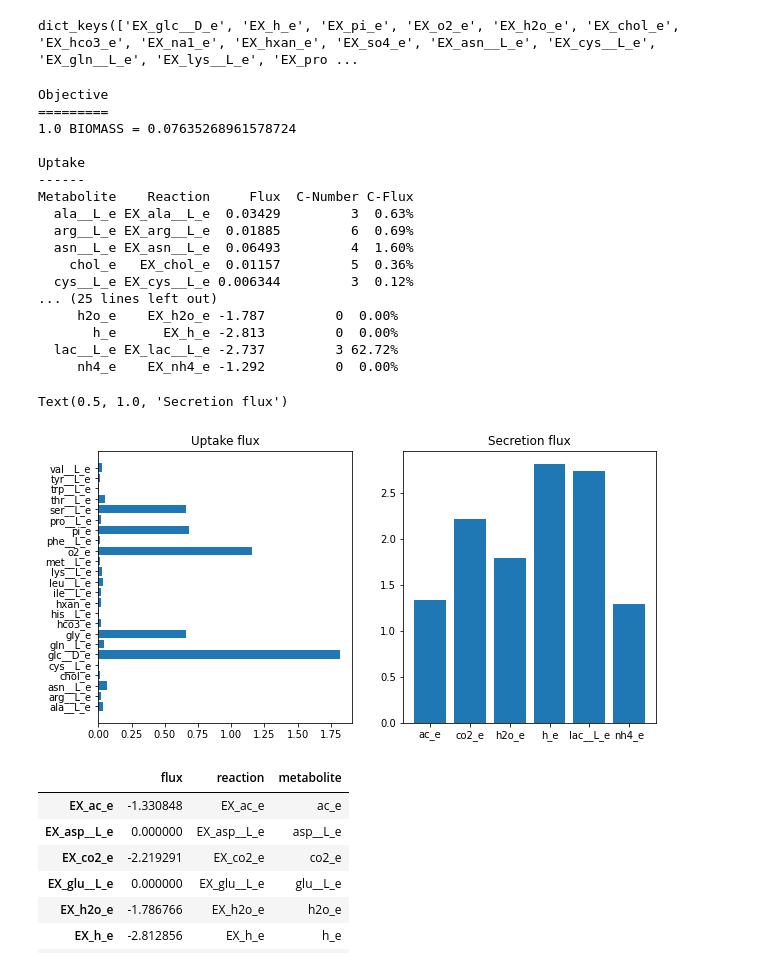
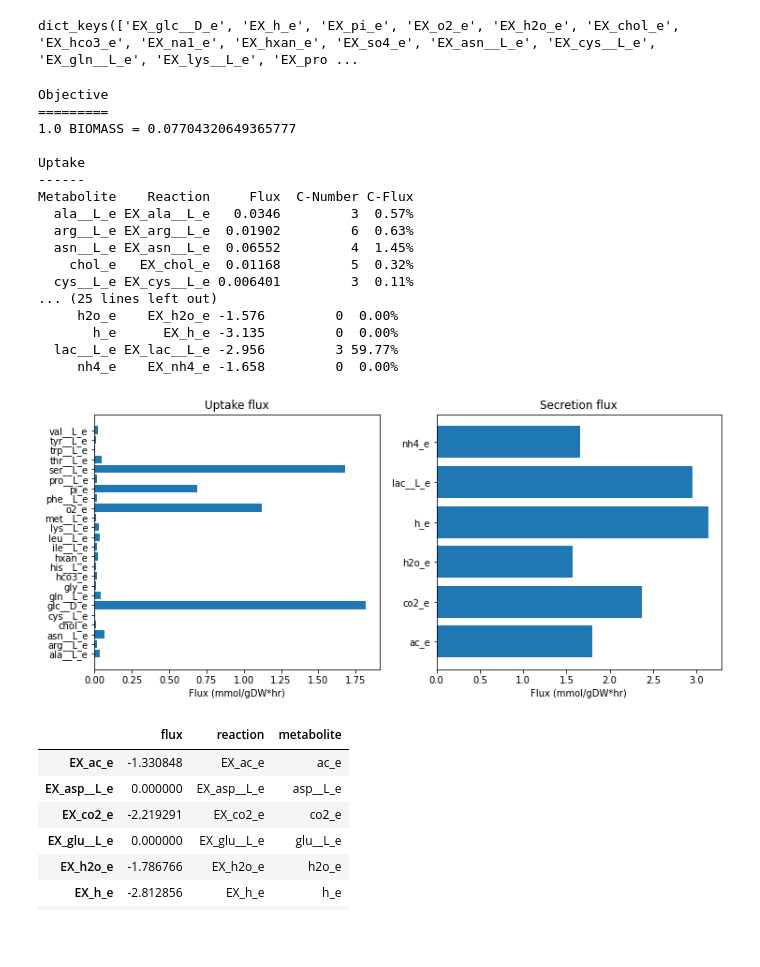
Before and after one commit to SizheQiu/PigGEM2025, a Jupyter notebook: code/CAFBA.ipynb, the cells around one changed output. Drawn from its saved outputs; the diff is of its cells as text; code cells hidden in the pictures; blank space fills up the shorter version.

```diff
--- a/code/CAFBA.ipynb
+++ b/code/CAFBA.ipynb
@@ -29,13 +25,17 @@ ex_aa_list = ['EX_asn__L_e', 'EX_cys__L_e', 'EX_gln__L_e', 'EX_lys__L_e', 'EX_pr
 # for rxn_id in ex_aa_list:
 #     ipsc_core.reactions.get_by_id(rxn_id).upper_bound=0.0
 # %%
+ex_aa_list = ['EX_asn__L_e', 'EX_cys__L_e', 'EX_gln__L_e', 'EX_lys__L_e', 'EX_pro__L_e',
+              'EX_tyr__L_e', 'EX_met__L_e', 'EX_leu__L_e', 'EX_ser__L_e', 'EX_his__L_e',
+              'EX_thr__L_e', 'EX_phe__L_e', 'EX_arg__L_e', 'EX_ile__L_e', 'EX_val__L_e',
+              'EX_trp__L_e', 'EX_asp__L_e', 'EX_ala__L_e', 'EX_glu__L_e', 'EX_gly_e']
 def set_PA(model, ptot, A_dict):
     sigma=0.5
-#     t_sector = model.reactions.EX_lac__L_e.flux_expression/(sigma*A_dict['EX_lac__L_e']) +\
-#            (-1)*model.reactions.EX_glc__D_e.flux_expression/A_dict['EX_glc__D_e'] +\
-#              model.reactions.EX_ac_e.flux_expression/(sigma*A_dict['EX_ac_e'])
-#     for ex_aa in ex_aa_list:
-#         t_sector = t_sector + (-1)*model.reactions.get_by_id(ex_aa).flux_expression/A_dict['EX_aa_e']
+    t_sector = model.reactions.EX_lac__L_e.flux_expression/(sigma*A_dict['EX_lac__L_e']) +\
+           (-1)*model.reactions.EX_glc__D_e.flux_expression/A_dict['EX_glc__D_e'] +\
+             model.reactions.EX_ac_e.flux_expression/(sigma*A_dict['EX_ac_e'])
+    for ex_aa in ex_aa_list:
+        t_sector = t_sector + (-1)*model.reactions.get_by_id(ex_aa).flux_expression/A_dict['EX_aa_e']
     a_sector = model.reactions.BIOMASS.flux_expression/A_dict['BIOMASS']
     ngam_sector = model.reactions.ATPM.flux_expression/A_dict['ATPM']
     c_sector = model.reactions.ENO.flux_expression/(sigma*A_dict['ENO'])
@@ -67,10 +67,10 @@ with ipsc_core:
               'EX_tyr__L_e', 'EX_met__L_e', 'EX_leu__L_e', 'EX_ser__L_e', 'EX_his__L_e',
               'EX_thr__L_e', 'EX_phe__L_e', 'EX_arg__L_e', 'EX_ile__L_e', 'EX_val__L_e',
               'EX_trp__L_e', 'EX_asp__L_e', 'EX_ala__L_e', 'EX_glu__L_e', 'EX_gly_e']
-    for rxn_id in ex_aa_list:
-        ipsc_core.reactions.get_by_id(rxn_id).lower_bound=-0.66
+    ipsc_core.reactions.EX_glc__D_e.lower_bound=-1.82
+#     for rxn_id in ex_aa_list:
+#         ipsc_core.reactions.get_by_id(rxn_id).lower_bound=-0.66
     ipsc_core.reactions.ATPM.lower_bound = NGAM_0
-    ipsc_core.reactions.EX_glc__D_e.lower_bound=-1.82
     # Proteome constraints
     set_PA(ipsc_core, ptot, A_dict)
     fluxes = cobra.flux_analysis.pfba(ipsc_core).fluxes
@@ -80,34 +80,35 @@ with ipsc_core:
 # %% [output]
 Objective
 =========
-1.0 BIOMASS = 0.07635268961578724
+1.0 BIOMASS = 0.07704320649365777
 
 Uptake
 ------
 Metabolite    Reaction     Flux  C-Number C-Flux
-  ala__L_e EX_ala__L_e  0.03429         3  0.63%
-  arg__L_e EX_arg__L_e  0.01885         6  0.69%
-  asn__L_e EX_asn__L_e  0.06493         4  1.60%
-    chol_e   EX_chol_e  0.01157         5  0.36%
-  cys__L_e EX_cys__L_e 0.006344         3  0.12%
+  ala__L_e EX_ala__L_e   0.0346         3  0.57%
+  arg__L_e EX_arg__L_e  0.01902         6  0.63%
+  asn__L_e EX_asn__L_e  0.06552         4  1.45%
+    chol_e   EX_chol_e  0.01168         5  0.32%
+  cys__L_e EX_cys__L_e 0.006401         3  0.11%
 ... (25 lines left out)
-     h2o_e    EX_h2o_e -1.787         0  0.00%
-       h_e      EX_h_e -2.813         0  0.00%
-  lac__L_e EX_lac__L_e -2.737         3 62.72%
-     nh4_e    EX_nh4_e -1.292         0  0.00%
+     h2o_e    EX_h2o_e -1.576         0  0.00%
+       h_e      EX_h_e -3.135         0  0.00%
+  lac__L_e EX_lac__L_e -2.956         3 59.77%
+     nh4_e    EX_nh4_e -1.658         0  0.00%
 # %%
 # fluxes.to_csv('../data/gems/fluxes_ipsc.csv')
 # %%
-fig, axs = plt.subplots(1,2,figsize=(10,5))
+fig, axs = plt.subplots(1,2,figsize=(12,5))
 secretion_flux = secretion_flux[secretion_flux.flux!=0]
 uptake_flux = uptake_flux[uptake_flux.flux!=0]
 axs[0].barh(uptake_flux.metabolite,uptake_flux.flux)
-axs[1].bar(secretion_flux.metabolite,-1*secretion_flux.flux)
+axs[1].barh(secretion_flux.metabolite,-1*secretion_flux.flux)
 axs[0].set_title('Uptake flux')
 axs[1].set_title('Secretion flux')
+for ax in axs:
+    ax.set_xlabel('Flux (mmol/gDW*hr)')
 # %% [output]
-Text(0.5, 1.0, 'Secretion flux')
-[figure, old version]
+[figure, new version]
 # %%
 secretion_flux
 # %% [output]
```
Also changed, not shown: parts of 1 cell of this notebook, 3 other files.
